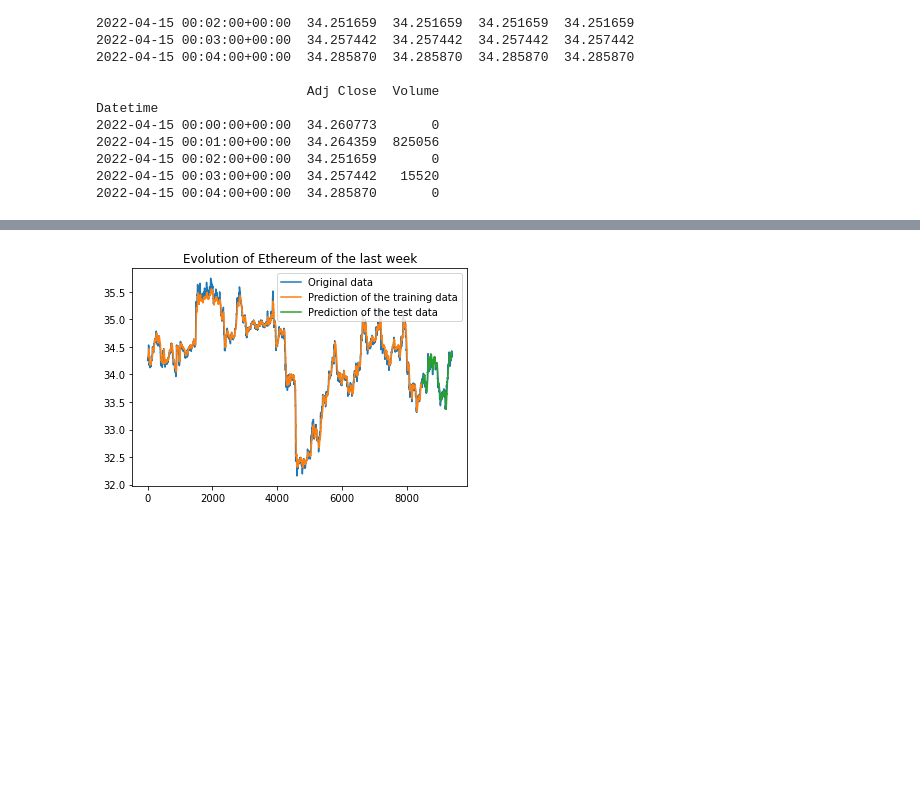
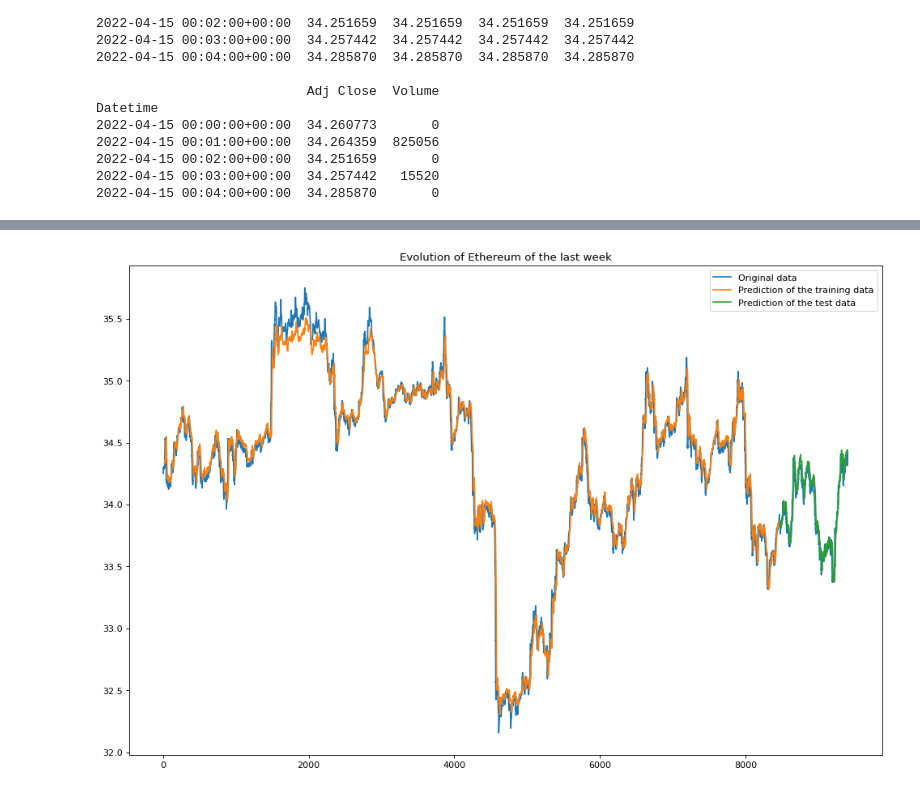
Before and after one commit to gondiam/gondiam, a Jupyter notebook: LSTM_loockback_1.ipynb, the cells around one changed output, grey strips where cells are left out. Cells and saved outputs as stored; diff of their text form; code cells hidden in the pictures; blank space fills up the shorter version.

```diff
--- a/LSTM_loockback_1.ipynb
+++ b/LSTM_loockback_1.ipynb
@@ -121,21 +121,22 @@ Test Score: 0.08 RMSE
 # %%
 #showing the original dataset in blue,
 #the predictions for the training dataset in green,
 #and the predictions on the unseen test dataset in red.
 # shift train predictions for plotting
 trainPredictPlot = np.empty_like(dataset)
 trainPredictPlot[:, :] = np.nan
 trainPredictPlot[look_back:len(trainPredict)+look_back, :] = trainPredict
 # shift test predictions for plotting
 testPredictPlot = np.empty_like(dataset)
 testPredictPlot[:, :] = np.nan
 testPredictPlot[len(trainPredict)+(look_back*2)+1:len(dataset)-1, :] = testPredict
 # plot baseline and predictions
+plt.figure(figsize=(15, 10), dpi=80)
 plt.title("Evolution of Ethereum of the last week")
 plt.plot(scaler.inverse_transform(dataset),label="Original data")
 plt.plot(trainPredictPlot,label="Prediction of the training data")
 plt.plot(testPredictPlot,label="Prediction of the test data")
 plt.legend()
 plt.show()
 # %% [output]
-[figure, old version]
+[figure, new version]
```
Also changed, not shown: parts of 4 cells of this notebook.
